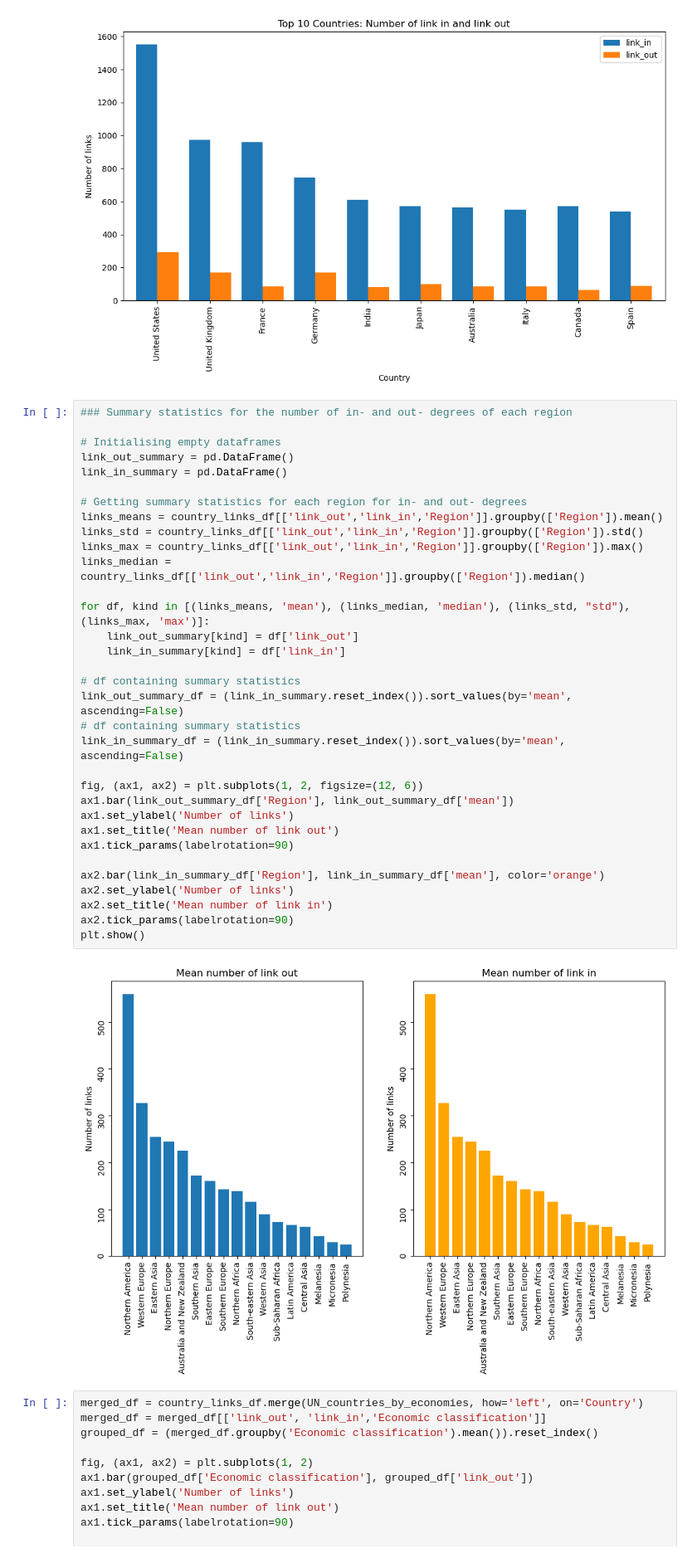
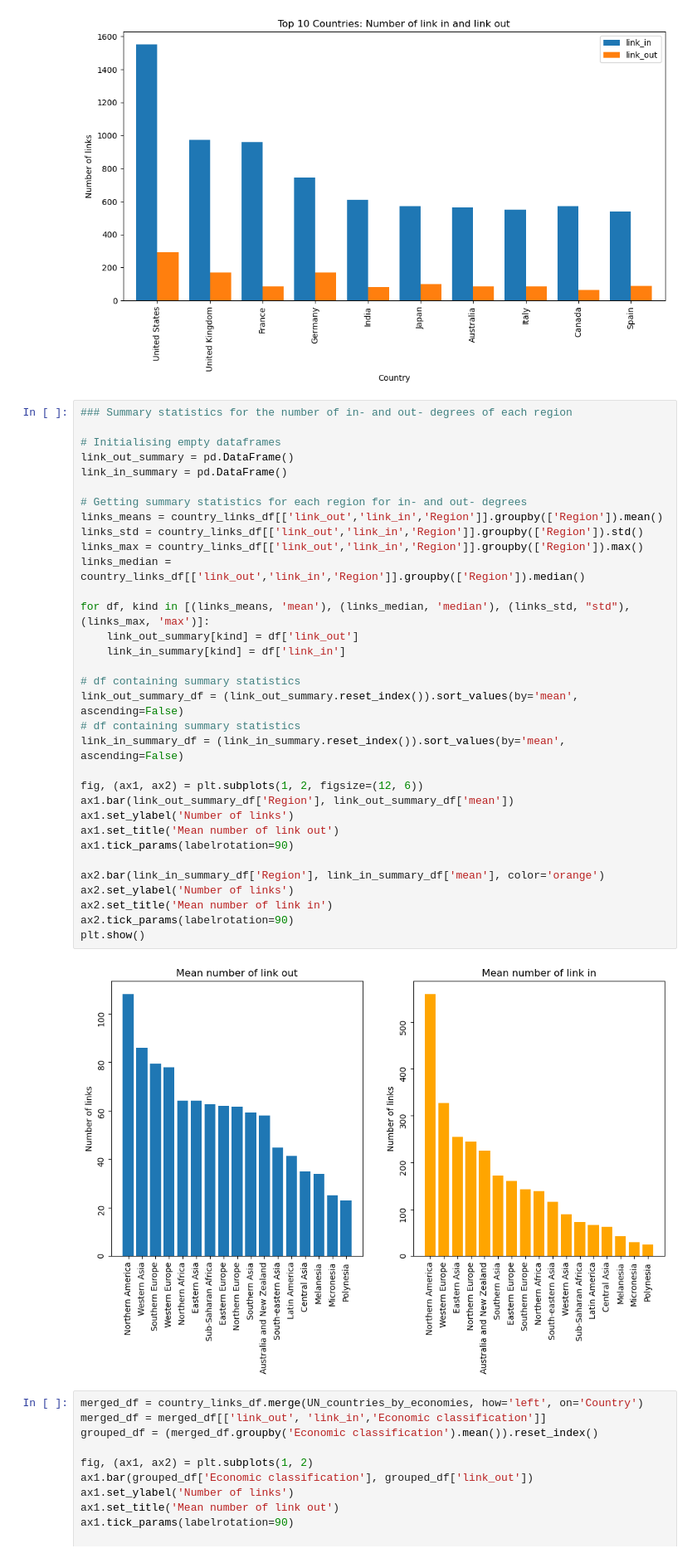
Before and after one commit to epfl-ada/ada-2023-project-jellyfish401, a Jupyter notebook: p2.ipynb, the cells around one changed output. Shown at 83% size. Drawn from its saved outputs; the diff is of its cells as text.

```diff
--- a/p2.ipynb
+++ b/p2.ipynb
@@ -586,35 +575,35 @@ plt.show()
 # Initialising empty dataframes
 link_out_summary = pd.DataFrame()
 link_in_summary = pd.DataFrame()
 
 # Getting summary statistics for each region for in- and out- degrees
 links_means = country_links_df[['link_out','link_in','Region']].groupby(['Region']).mean()
 links_std = country_links_df[['link_out','link_in','Region']].groupby(['Region']).std()
 links_max = country_links_df[['link_out','link_in','Region']].groupby(['Region']).max()
 links_median = country_links_df[['link_out','link_in','Region']].groupby(['Region']).median()
 
 for df, kind in [(links_means, 'mean'), (links_median, 'median'), (links_std, "std"), (links_max, 'max')]:
     link_out_summary[kind] = df['link_out']
     link_in_summary[kind] = df['link_in']
 
 # df containing summary statistics
-link_out_summary_df = (link_in_summary.reset_index()).sort_values(by='mean', ascending=False)
+link_out_summary_df = (link_out_summary.reset_index()).sort_values(by='mean', ascending=False)
 # df containing summary statistics
 link_in_summary_df = (link_in_summary.reset_index()).sort_values(by='mean', ascending=False)
 
 fig, (ax1, ax2) = plt.subplots(1, 2, figsize=(12, 6))
 ax1.bar(link_out_summary_df['Region'], link_out_summary_df['mean'])
 ax1.set_ylabel('Number of links')
 ax1.set_title('Mean number of link out')
 ax1.tick_params(labelrotation=90)
 
 ax2.bar(link_in_summary_df['Region'], link_in_summary_df['mean'], color='orange')
 ax2.set_ylabel('Number of links')
 ax2.set_title('Mean number of link in')
 ax2.tick_params(labelrotation=90)
 plt.show()
 # %% [output]
-[figure, old version]
+[figure, new version]
 # %%
 merged_df = country_links_df.merge(UN_countries_by_economies, how='left', on='Country')
 merged_df = merged_df[['link_out', 'link_in','Economic classification']]
```
Also changed, not shown: parts of 8 cells of this notebook.
